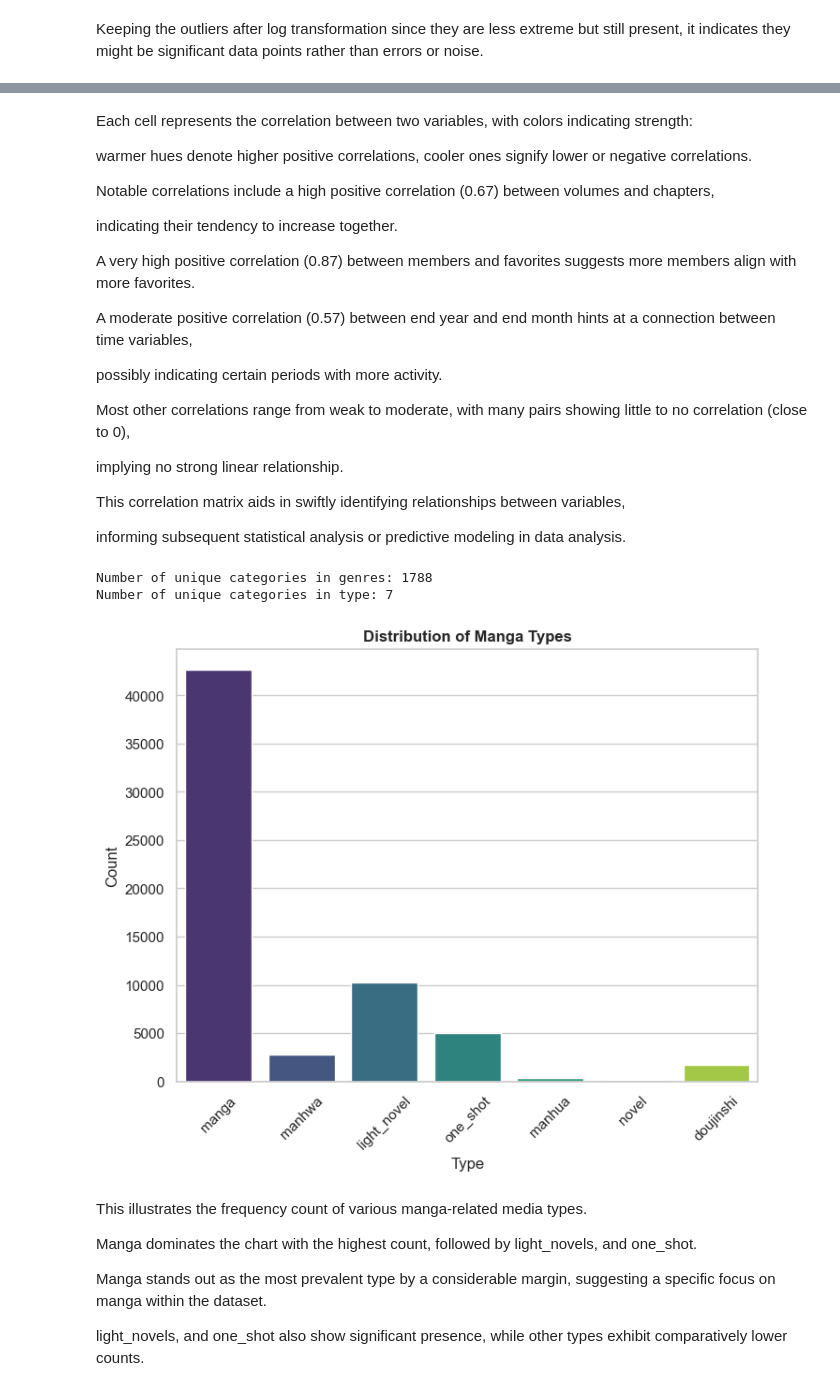
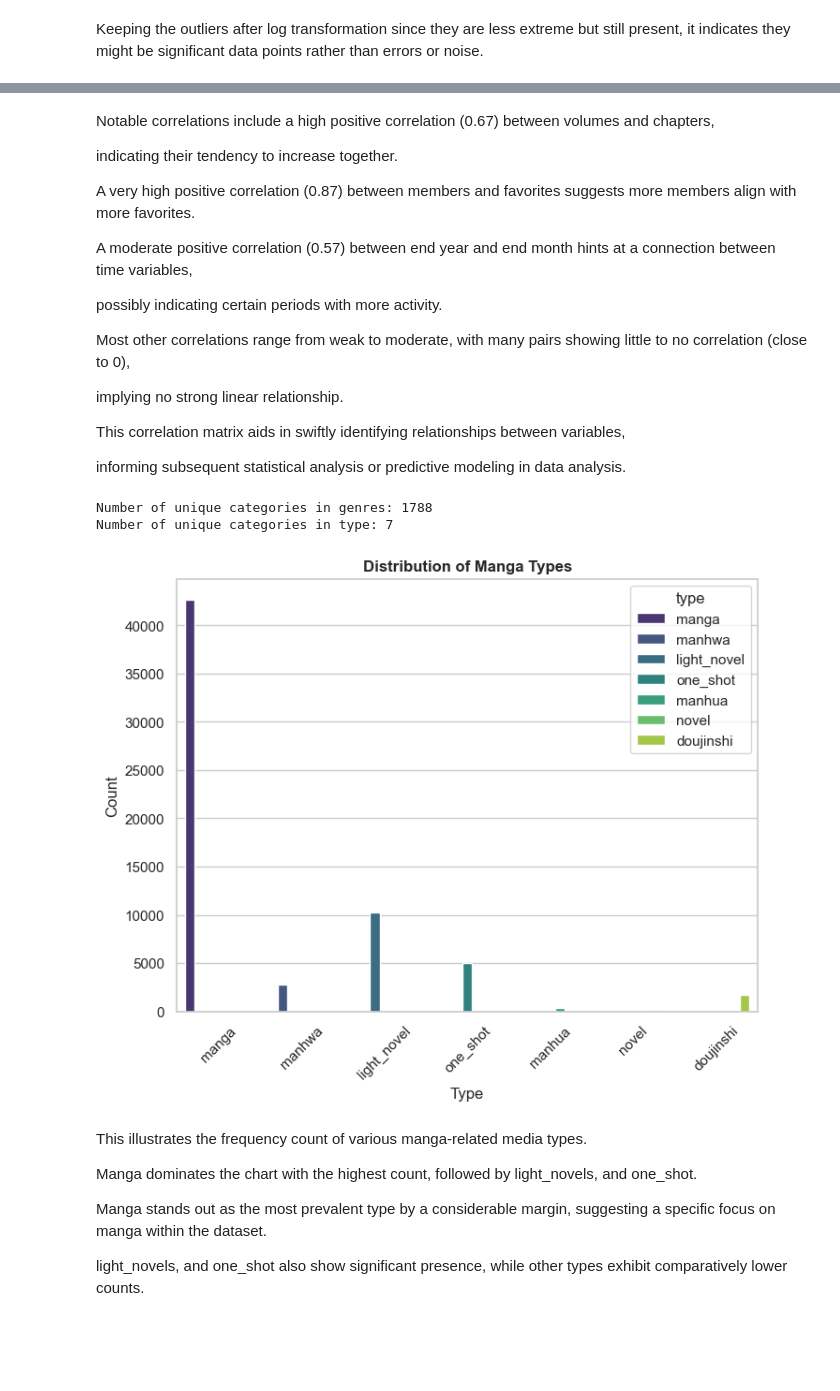
Before and after one commit to Anishx/MLBusinessProjects, a Jupyter notebook: 3/comics.ipynb, the cells around one changed output, grey strips where cells are left out. Drawn from its saved outputs; the diff is of its cells as text; code cells hidden in the pictures; blank space fills up the shorter version.

```diff
--- a/3/comics.ipynb
+++ b/3/comics.ipynb
@@ -28,0 +55,17 @@ mangaCsv.head(4)
+# %%
+def extract_names(author_string):
+    authors_list = ast.literal_eval(author_string)
+    if authors_list:
+        author = authors_list[0]  # Only first author
+        first_name = author['first_name']
+        last_name = author['last_name']
+        return f"{first_name} {last_name}"
+    else:
+        return None
+# %%
+mangaCsv['author_names'] = mangaCsv['authors'].apply(extract_names)
+# %%
+mangaCsv['primary_demographic'] = mangaCsv['demographics'][0]
+mangaCsv['secondary_demographic'] = mangaCsv['demographics'][1]
+mangaCsv['primary_demographic'] = mangaCsv['primary_demographic'].str.strip("[]").str.strip("'\"")
+mangaCsv['secondary_demographic'] = mangaCsv['secondary_demographic'].str.strip("[]").str.strip("'\"")
@@ -363,8 +421,4 @@ plt.show()
 # %% [markdown]
-Each cell represents the correlation between two variables, with colors indicating strength:
-
-warmer hues denote higher positive correlations, cooler ones signify lower or negative correlations.
-
 Notable correlations include a high positive correlation (0.67) between volumes and chapters,
 
 indicating their tendency to increase together.
@@ -393,14 +447,14 @@ Number of unique categories in genres: 1788
 Number of unique categories in type: 7
 # %%
 plt.figure(figsize=(8, 6))
-sns.countplot(data=mangaCsv, x='type', hue='type', palette='viridis', legend=False)
+sns.countplot(data=mangaCsv, x='type', hue='type', palette='viridis')
 plt.title('Distribution of Manga Types', fontweight='bold')
 plt.xlabel('Type')
 plt.ylabel('Count')
 plt.xticks(rotation=45)
 plt.show()
 # %% [output]
-[figure, old version]
+[figure, new version]
 # %% [markdown]
 This illustrates the frequency count of various manga-related media types.
 
```
Also changed, not shown: parts of 22 cells of this notebook, 2 other files.
